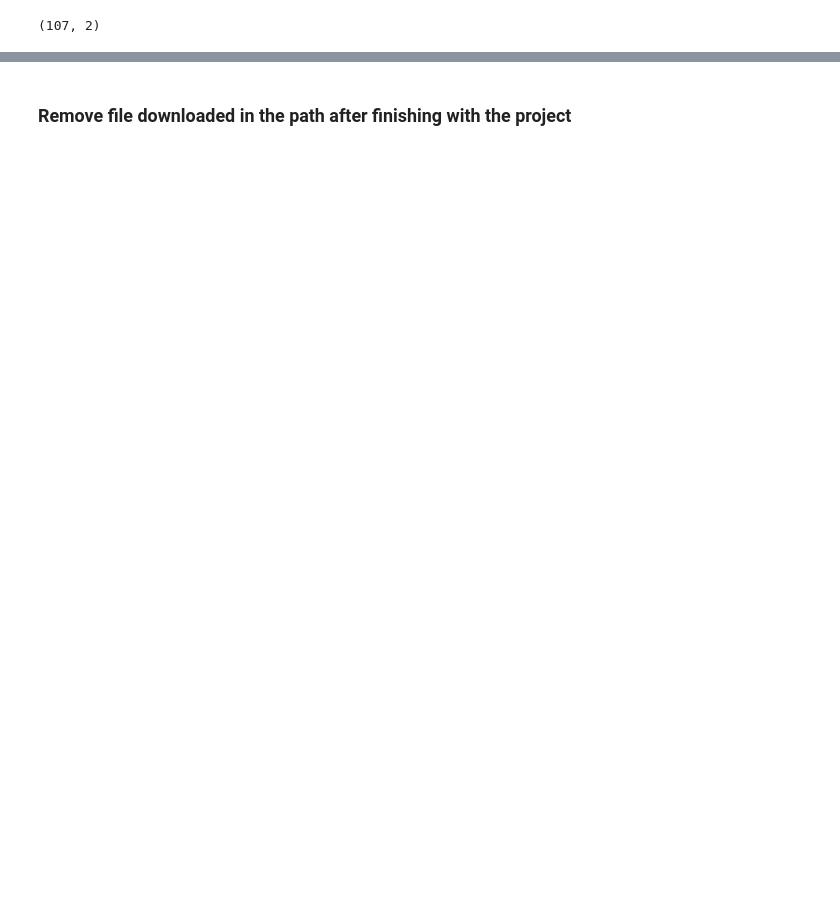
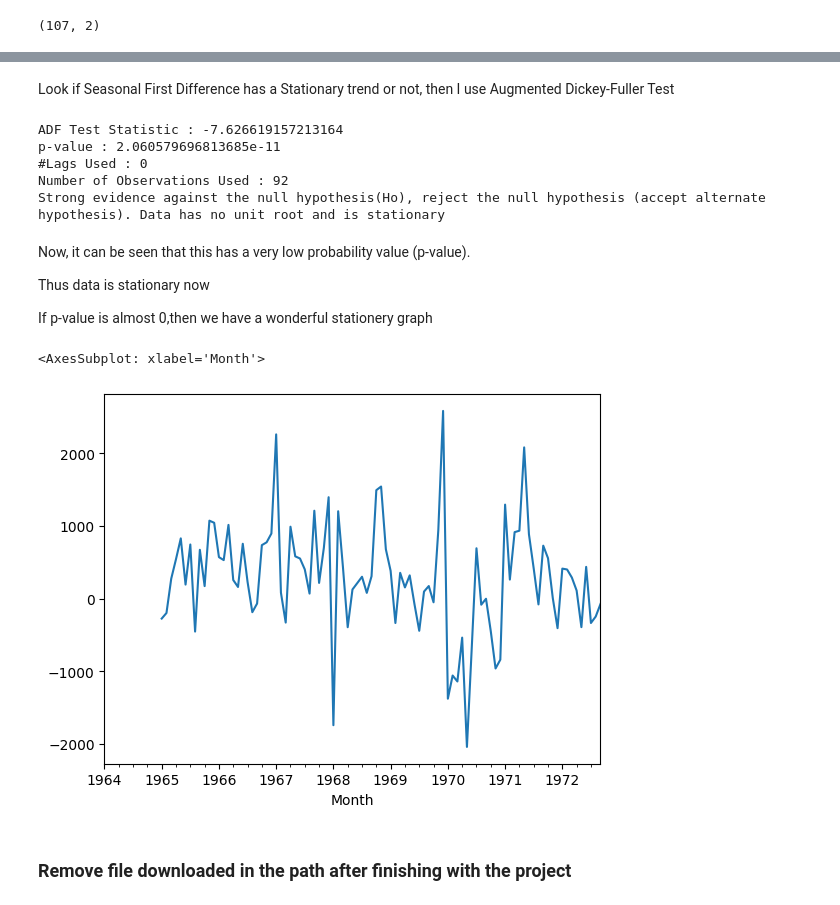
Before and after one commit to NathaliaBarreiros/Data-Science-Practice-Projects, a Jupyter notebook: Sales of Product Prediction - Time Series /Time_series_product_sales_prediction.ipynb, the cells around one changed output, grey strips where cells are left out. Saved outputs shown, nothing was run; the diff lists cells and outputs as text; code cells hidden in the pictures; blank space fills up the shorter version.

```diff
--- a/Sales of Product Prediction - Time Series /Time_series_product_sales_prediction.ipynb
+++ b/Sales of Product Prediction - Time Series /Time_series_product_sales_prediction.ipynb
@@ -54,0 +247,2 @@ dtype: int64
+# %%
+df['Sales First Difference'] = df['Sales'] - df['Sales'].shift(1)
@@ -54,0 +259,3 @@ dtype: int64
+# %%
+#why taken shift(12),bcs basically year has 12 month cycle
+df['Seasonal First Difference']=df['Sales'] - df['Sales'].shift(12)
@@ -55,3 +283,26 @@ dtype: int64
+# %% [markdown]
+Look if Seasonal First Difference has a Stationary trend or not, then I use Augmented Dickey-Fuller Test
+# %%
+## Again test dickey fuller test on df['Sales First Difference']
+adfuller_test(df['Seasonal First Difference'].dropna())
+# %% [output]
+ADF Test Statistic : -7.626619157213164
+p-value : 2.060579696813685e-11
+#Lags Used : 0
+Number of Observations Used : 92
+Strong evidence against the null hypothesis(Ho), reject the null hypothesis (accept alternate hypothesis). Data has no unit root and is stationary
+# %% [markdown]
+Now, it can be seen that this has a very low probability value (p-value).
+
+Thus data is stationary now
+
+If p-value is almost 0,then we have a wonderful stationery graph
+# %%
+Se
+df['Seasonal First Difference'].plot()
+# %% [output]
+<AxesSubplot: xlabel='Month'>
+[figure, added]
 # %% [markdown]
 ### Remove file downloaded in the path after finishing with the project
 # %%
```
Also changed, not shown: parts of 34 cells of this notebook.
